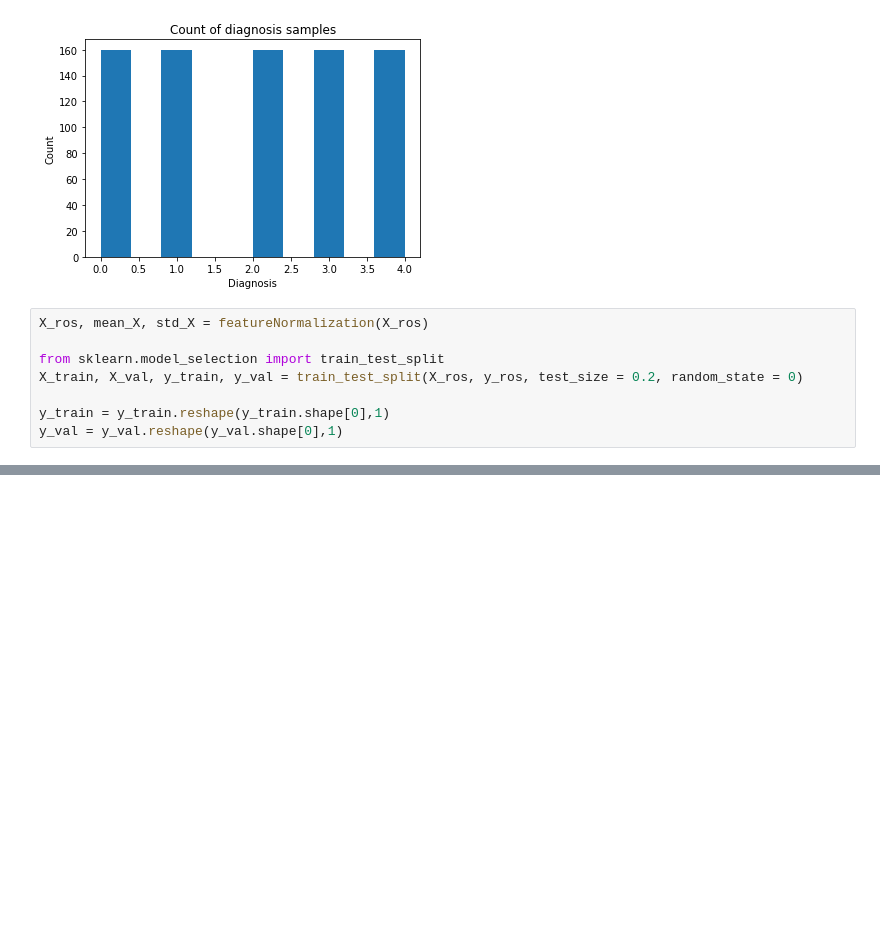
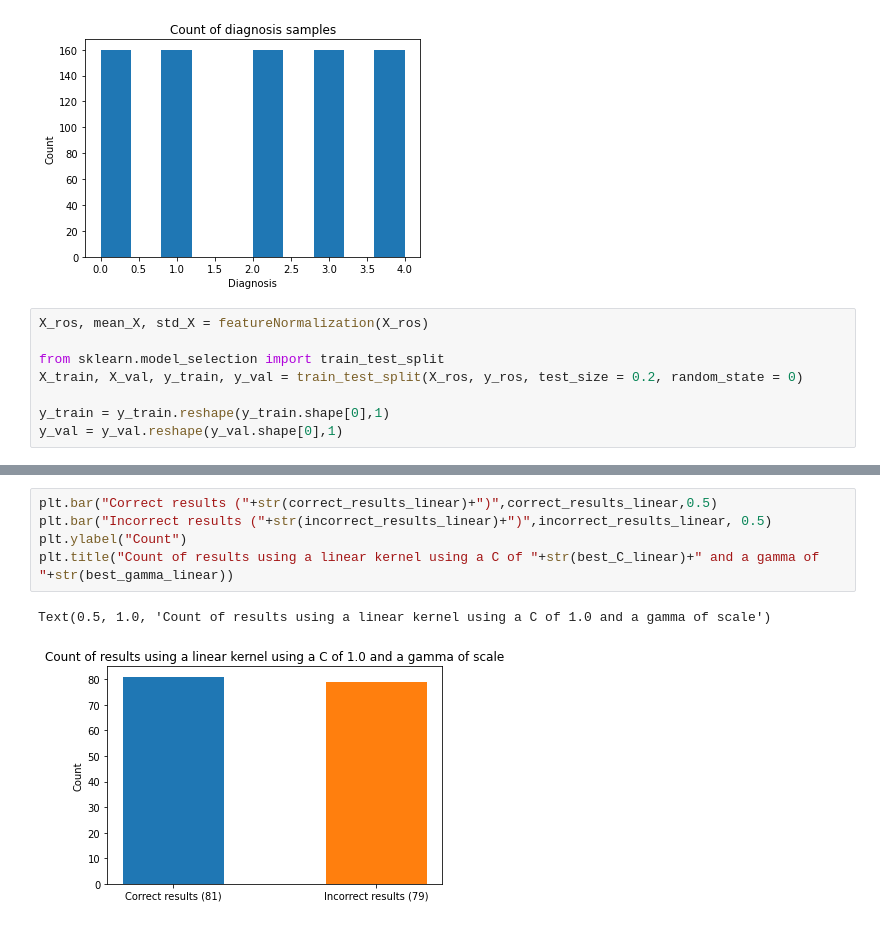
Before and after one commit to joaogomes18/Machine-Learning, a Jupyter notebook: 1stAssignment/1stAssignmentSVMWithNormalizationTestAndTrainingSetBinaryWithAndWithoutBalancingAndNonBinaryClassifiersWithBalacing.ipynb, the cells around one changed output, grey strips where cells are left out. Saved outputs shown, nothing was run; the diff lists cells and outputs as text; blank space fills up the shorter version.

```diff
--- a/1stAssignment/1stAssignmentSVM.ipynb
+++ b/1stAssignment/1stAssignmentSVMWithNormalizationTestAndTrainingSetBinaryWithAndWithoutBalancingAndNonBinaryClassifiersWithBalacing.ipynb
@@ -490,3 +483,11 @@ Accuracy linear:  0.6125
+# %%
+plt.bar("Correct results ("+str(correct_results_linear)+")",correct_results_linear,0.5)
+plt.bar("Incorrect results ("+str(incorrect_results_linear)+")",incorrect_results_linear, 0.5)
+plt.ylabel("Count")
+plt.title("Count of results using a linear kernel using a C of "+str(best_C_linear)+" and a gamma of "+str(best_gamma_linear))
+# %% [output]
+Text(0.5, 1.0, 'Count of results using a linear kernel using a C of 1.0 and a gamma of scale')
+[figure, added]
 # %%
 from sklearn.metrics import confusion_matrix
 classifier = SVC(C=best_C_gaussian,gamma=best_gamma_gaussian, kernel="rbf")
```
Also changed, not shown: parts of 11 cells of this notebook.
